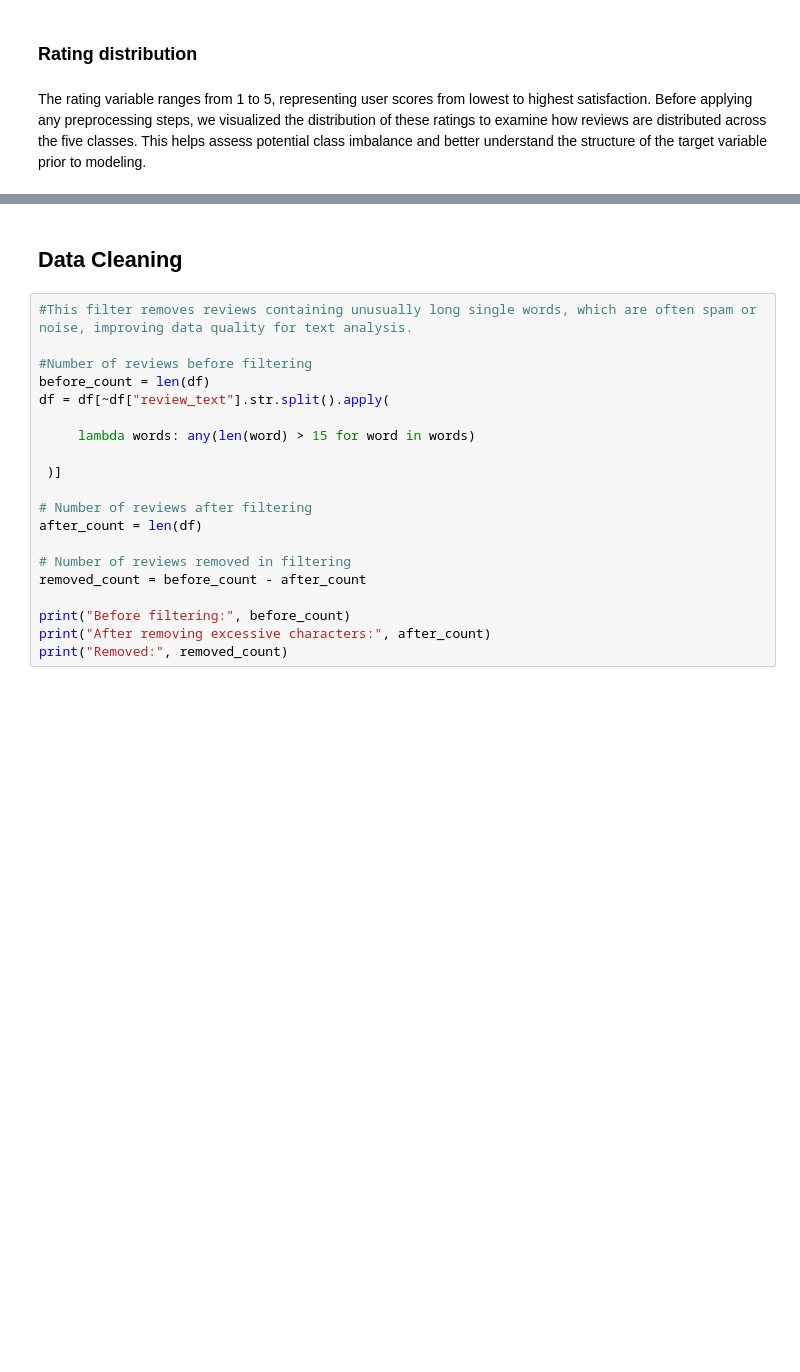
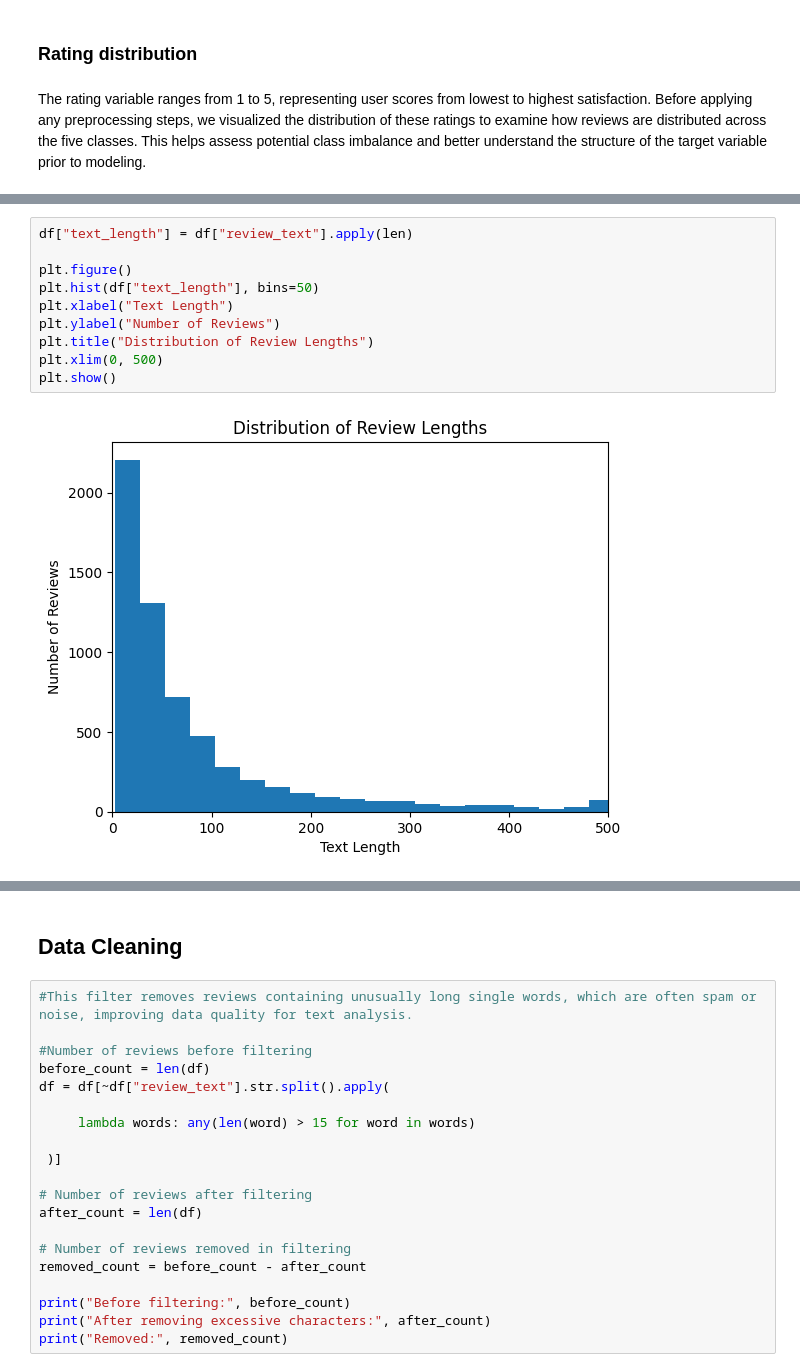
Before and after one commit to emilyalphonse/INFO284, a Jupyter notebook: dataset_tidy.ipynb, the cells around one changed output, grey strips where cells are left out. Cells and saved outputs as stored; diff of their text form; blank space fills up the shorter version.

```diff
--- a/dataset_tidy.ipynb
+++ b/dataset_tidy.ipynb
@@ -84,0 +91,12 @@ plt.show()
+# %%
+df["text_length"] = df["review_text"].apply(len)
+
+plt.figure()
+plt.hist(df["text_length"], bins=50)
+plt.xlabel("Text Length")
+plt.ylabel("Number of Reviews")
+plt.title("Distribution of Review Lengths")
+plt.xlim(0, 500)
+plt.show()
+# %% [output]
+[figure, added]
```
Also changed, not shown: parts of 6 cells of this notebook.
